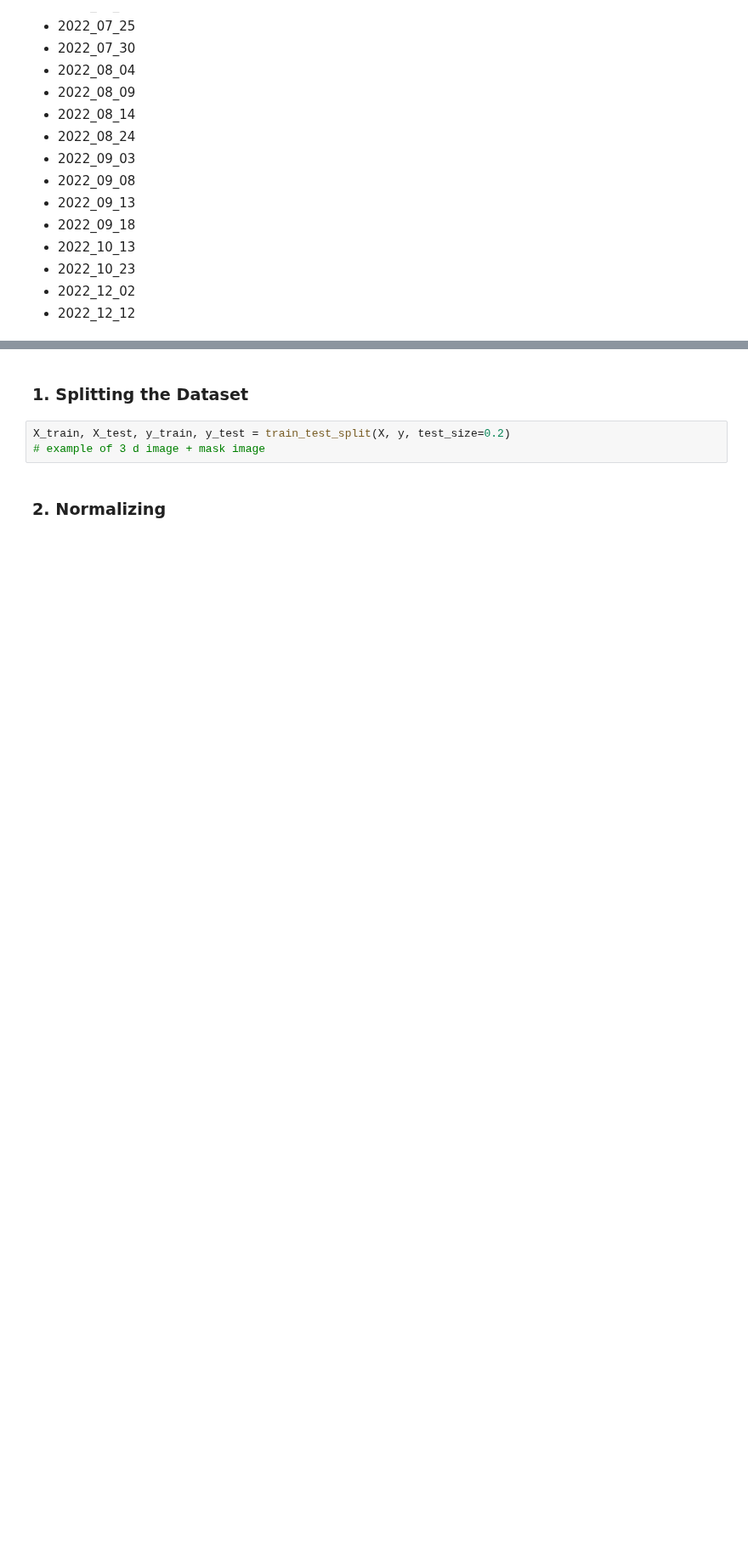
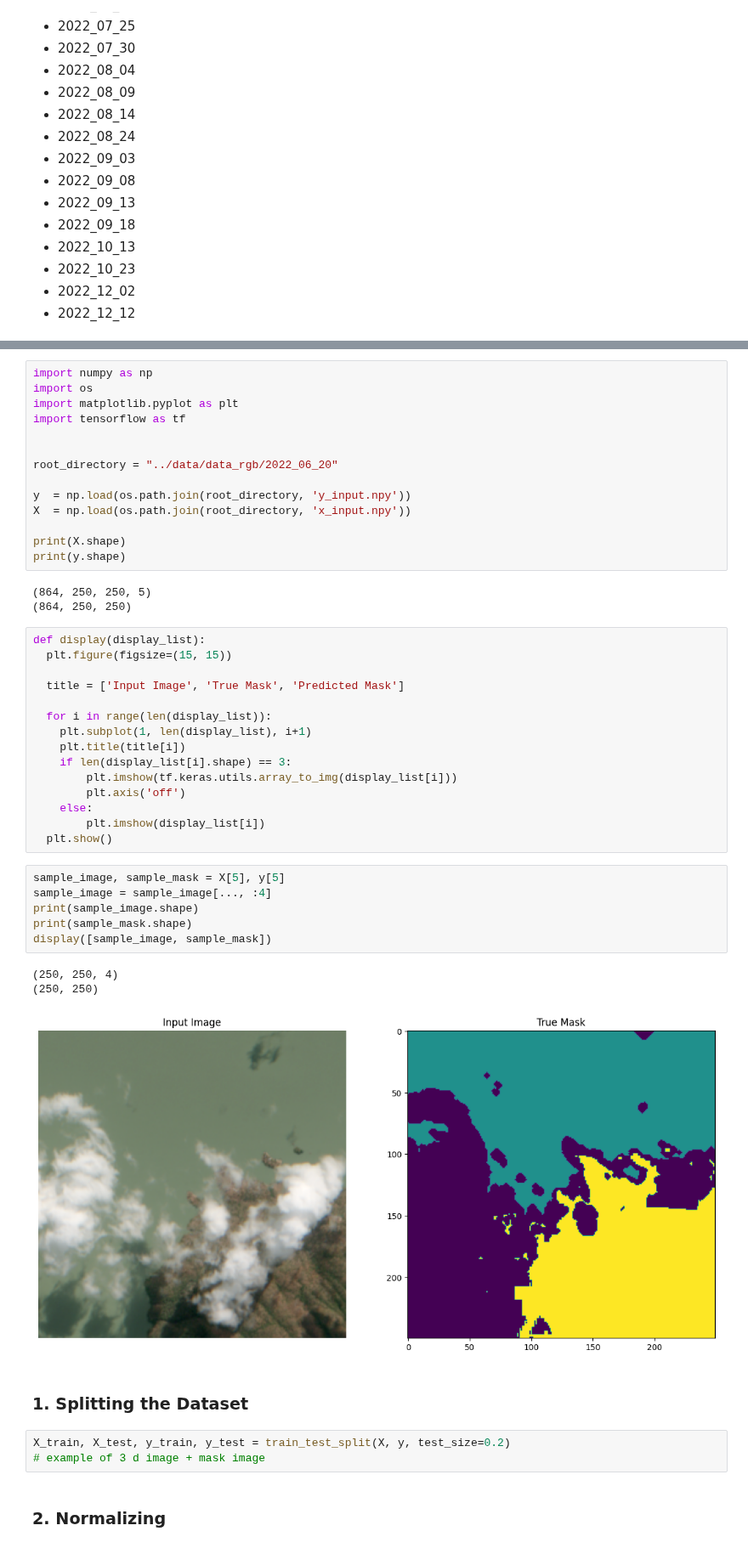
Before and after one commit to emely3h/Geospatial_ML, a Jupyter notebook: notebooks/unet.ipynb, the cells around one changed output, grey strips where cells are left out. Shown at 85% size. Cells and saved outputs as stored; diff of their text form; blank space fills up the shorter version.

```diff
--- a/notebooks/unet.ipynb
+++ b/notebooks/unet.ipynb
@@ -74,3 +23,45 @@ wq_unflagged_3120_20400.tif
+# %%
+import numpy as np
+import os
+import matplotlib.pyplot as plt
+import tensorflow as tf
+
+
+root_directory = "../data/data_rgb/2022_06_20"
+
+y  = np.load(os.path.join(root_directory, 'y_input.npy'))
+X  = np.load(os.path.join(root_directory, 'x_input.npy'))
+
+print(X.shape)
+print(y.shape)
+# %% [output]
+(864, 250, 250, 5)
+(864, 250, 250)
+# %%
+def display(display_list):
+  plt.figure(figsize=(15, 15))
+
+  title = ['Input Image', 'True Mask', 'Predicted Mask']
+
+  for i in range(len(display_list)):
+    plt.subplot(1, len(display_list), i+1)
+    plt.title(title[i])
+    if len(display_list[i].shape) == 3:
+        plt.imshow(tf.keras.utils.array_to_img(display_list[i]))
+        plt.axis('off')
+    else:
+        plt.imshow(display_list[i])
+  plt.show()
+# %%
+sample_image, sample_mask = X[5], y[5]
+sample_image = sample_image[..., :4]
+print(sample_image.shape)
+print(sample_mask.shape)
+display([sample_image, sample_mask])
+# %% [output]
+(250, 250, 4)
+(250, 250)
+[figure, added]
 # %% [markdown]
 ### 1. Splitting the Dataset
 # %%
```
Also changed, not shown: parts of 4 cells of this notebook, 3 other files.
